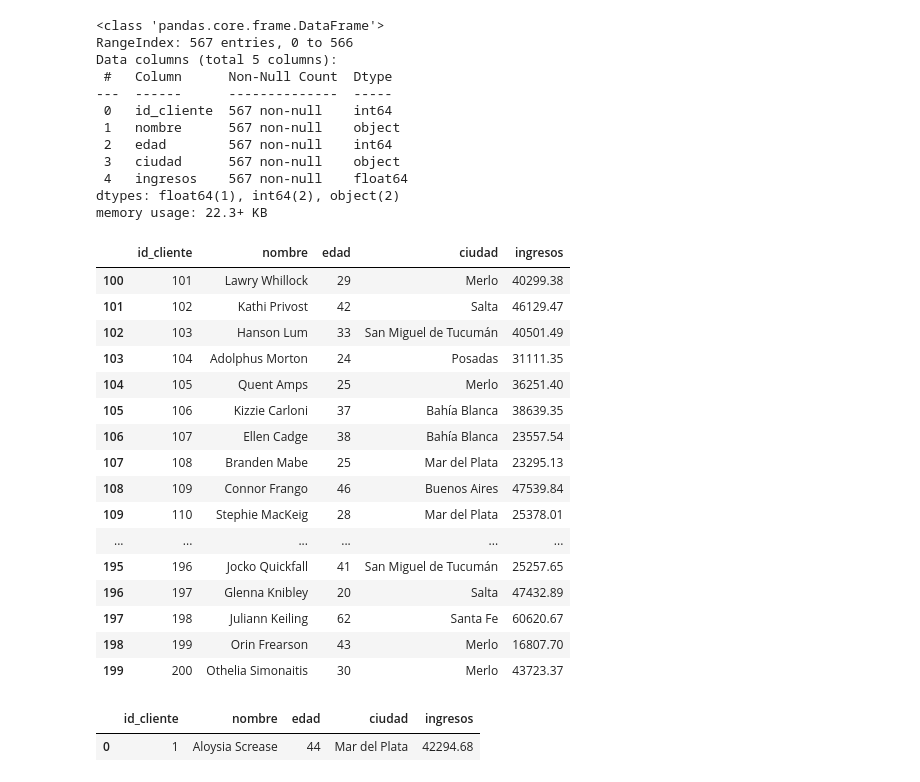
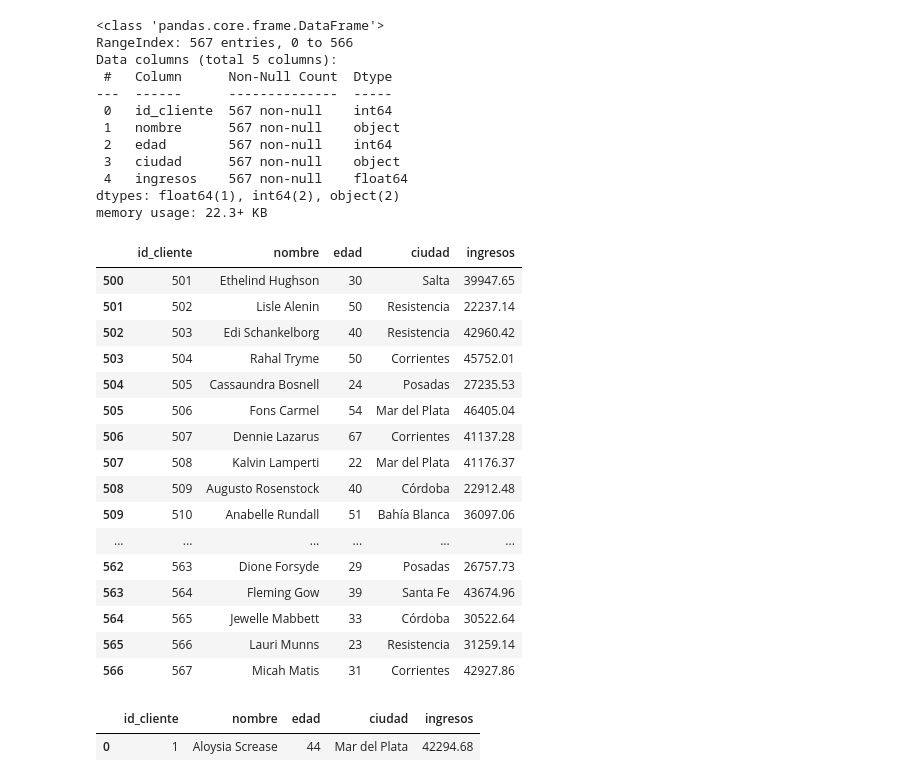
Before and after one commit to alex-degarate/TT-2C2025-Data-Analitycs-Notebooks, a Jupyter notebook: PreEntrega/Pre-entrega-alex.ipynb, the cells around one changed output. Saved outputs shown, nothing was run; the diff lists cells and outputs as text; code cells hidden in the pictures.

```diff
--- a/PreEntrega/Pre-entrega-alex.ipynb
+++ b/PreEntrega/Pre-entrega-alex.ipynb
@@ -342,26 +342,26 @@ Data columns (total 5 columns):
  4   ingresos    567 non-null    float64
 dtypes: float64(1), int64(2), object(2)
 memory usage: 22.3+ KB
-# %%
-df_clientes[100:200]
-# %% [output]
-|  | id_cliente | nombre | edad | ciudad | ingresos |
-| 100 | 101 | Lawry Whillock | 29 | Merlo | 40299.38 |
-| 101 | 102 | Kathi Privost | 42 | Salta | 46129.47 |
-| 102 | 103 | Hanson Lum | 33 | San Miguel de Tucumán | 40501.49 |
-| 103 | 104 | Adolphus Morton | 24 | Posadas | 31111.35 |
-| 104 | 105 | Quent Amps | 25 | Merlo | 36251.40 |
-| 105 | 106 | Kizzie Carloni | 37 | Bahía Blanca | 38639.35 |
-| 106 | 107 | Ellen Cadge | 38 | Bahía Blanca | 23557.54 |
-| 107 | 108 | Branden Mabe | 25 | Mar del Plata | 23295.13 |
-| 108 | 109 | Connor Frango | 46 | Buenos Aires | 47539.84 |
-| 109 | 110 | Stephie MacKeig | 28 | Mar del Plata | 25378.01 |
-| ... | ... | ... | ... | ... | ... |
-| 195 | 196 | Jocko Quickfall | 41 | San Miguel de Tucumán | 25257.65 |
-| 196 | 197 | Glenna Knibley | 20 | Salta | 47432.89 |
-| 197 | 198 | Juliann Keiling | 62 | Santa Fe | 60620.67 |
-| 198 | 199 | Orin Frearson | 43 | Merlo | 16807.70 |
-| 199 | 200 | Othelia Simonaitis | 30 | Merlo | 43723.37 |
+# %%
+df_clientes[500:]
+# %% [output]
+|  | id_cliente | nombre | edad | ciudad | ingresos |
+| 500 | 501 | Ethelind Hughson | 30 | Salta | 39947.65 |
+| 501 | 502 | Lisle Alenin | 50 | Resistencia | 22237.14 |
+| 502 | 503 | Edi Schankelborg | 40 | Resistencia | 42960.42 |
+| 503 | 504 | Rahal Tryme | 50 | Corrientes | 45752.01 |
+| 504 | 505 | Cassaundra Bosnell | 24 | Posadas | 27235.53 |
+| 505 | 506 | Fons Carmel | 54 | Mar del Plata | 46405.04 |
+| 506 | 507 | Dennie Lazarus | 67 | Corrientes | 41137.28 |
+| 507 | 508 | Kalvin Lamperti | 22 | Mar del Plata | 41176.37 |
+| 508 | 509 | Augusto Rosenstock | 40 | Córdoba | 22912.48 |
+| 509 | 510 | Anabelle Rundall | 51 | Bahía Blanca | 36097.06 |
+| ... | ... | ... | ... | ... | ... |
+| 562 | 563 | Dione Forsyde | 29 | Posadas | 26757.73 |
+| 563 | 564 | Fleming Gow | 39 | Santa Fe | 43674.96 |
+| 564 | 565 | Jewelle Mabbett | 33 | Córdoba | 30522.64 |
+| 565 | 566 | Lauri Munns | 23 | Resistencia | 31259.14 |
+| 566 | 567 | Micah Matis | 31 | Corrientes | 42927.86 |
 # %%
 # Visualizamos los primeros registros con head()
 df_clientes.head(1)
```
Also changed, not shown: parts of 3 cells of this notebook.
